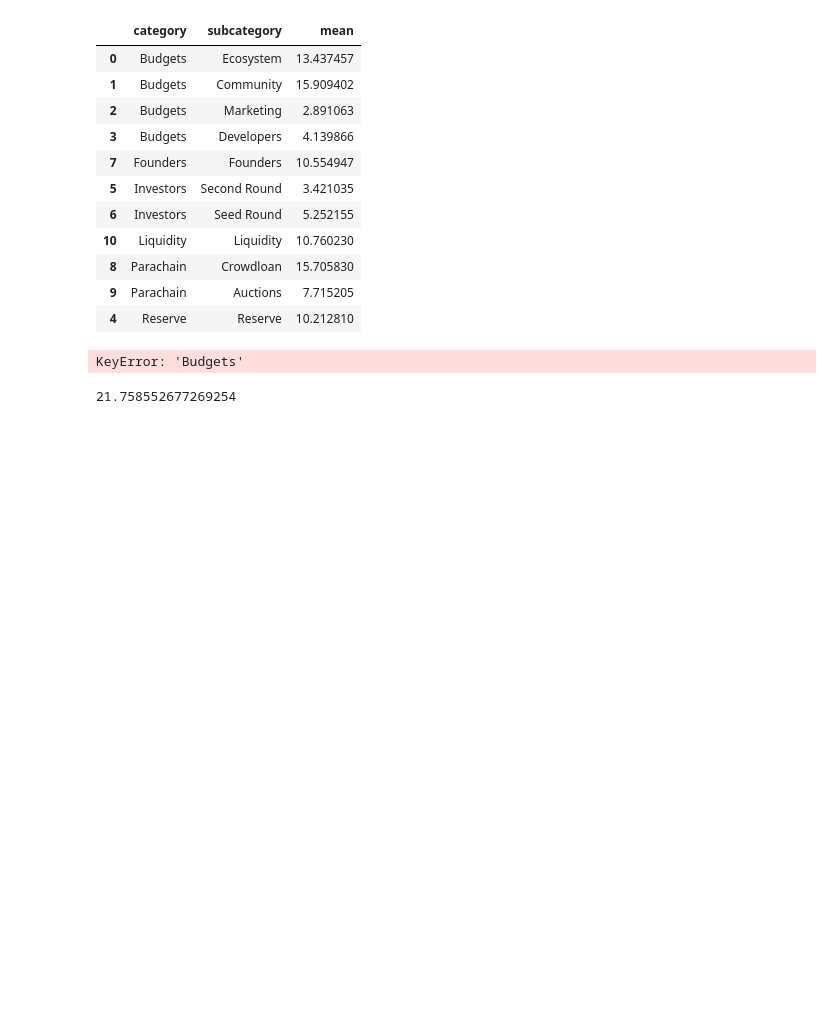
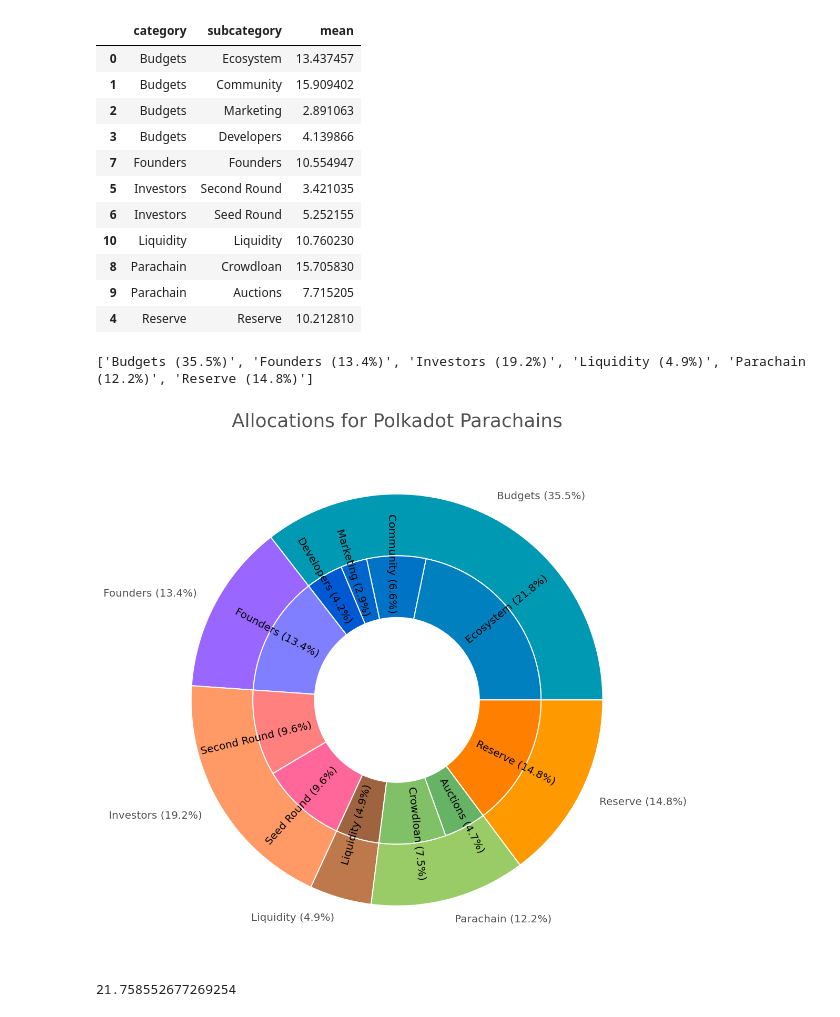
Before and after one commit to hashed-io/hashed-genesis-token-distribution-scraping, a Jupyter notebook: genesis_token.ipynb, the cells around one changed output. Saved outputs shown, nothing was run; the diff lists cells and outputs as text; code cells hidden in the pictures; blank space fills up the shorter version.

```diff
--- a/genesis_token.ipynb
+++ b/genesis_token.ipynb
@@ -424,7 +424,7 @@ labels_with_percentage = []
 
 for label in labels:
        labels_with_percentage.append(
-                 '{} ({:.1f}%)'.format(label, data_kusama[label].mean())
+                 '{} ({:.1f}%)'.format(label, data_df[data_df['category'] == label]['mean'].sum())
        )
 
 print(labels_with_percentage)
@@ -453,34 +453,35 @@ inner_colors = [
        c(.5), c(0.4),
        d(.5),
        e(.5), e(.4),
        f(.5),
               ]
 
 
 ax.pie(group_sum,
        radius=1,
        colors=outer_colors,
        labels=labels_with_percentage,
        textprops={'color':font_color},
        wedgeprops=dict(width=size, edgecolor='w'))
 
 ax.pie(vals,
        radius=1-size, # size=0.3
        labels=sub_labels_with_percentage,
        rotatelabels=True,
        labeldistance=0.6,
        colors=inner_colors,
        wedgeprops=dict(width=size, edgecolor='w'))
 
 ax.set_title('Allocations for Polkadot Parachains',
        fontsize=18, pad=15, color=font_color, **hfont)
 
 # plt.legend(loc=(1.1, .3))
 
 filename = 'token-distribution-nested-pie'
 plt.savefig(filename+'.png', facecolor=facecolor)
 # %% [output]
-KeyError: 'Budgets'
+['Budgets (35.5%)', 'Founders (13.4%)', 'Investors (19.2%)', 'Liquidity (4.9%)', 'Parachain (12.2%)', 'Reserve (14.8%)']
+[figure, added]
 # %%
 polkadot_subcat_mean['Ecosystem']
 # %% [output]
```
